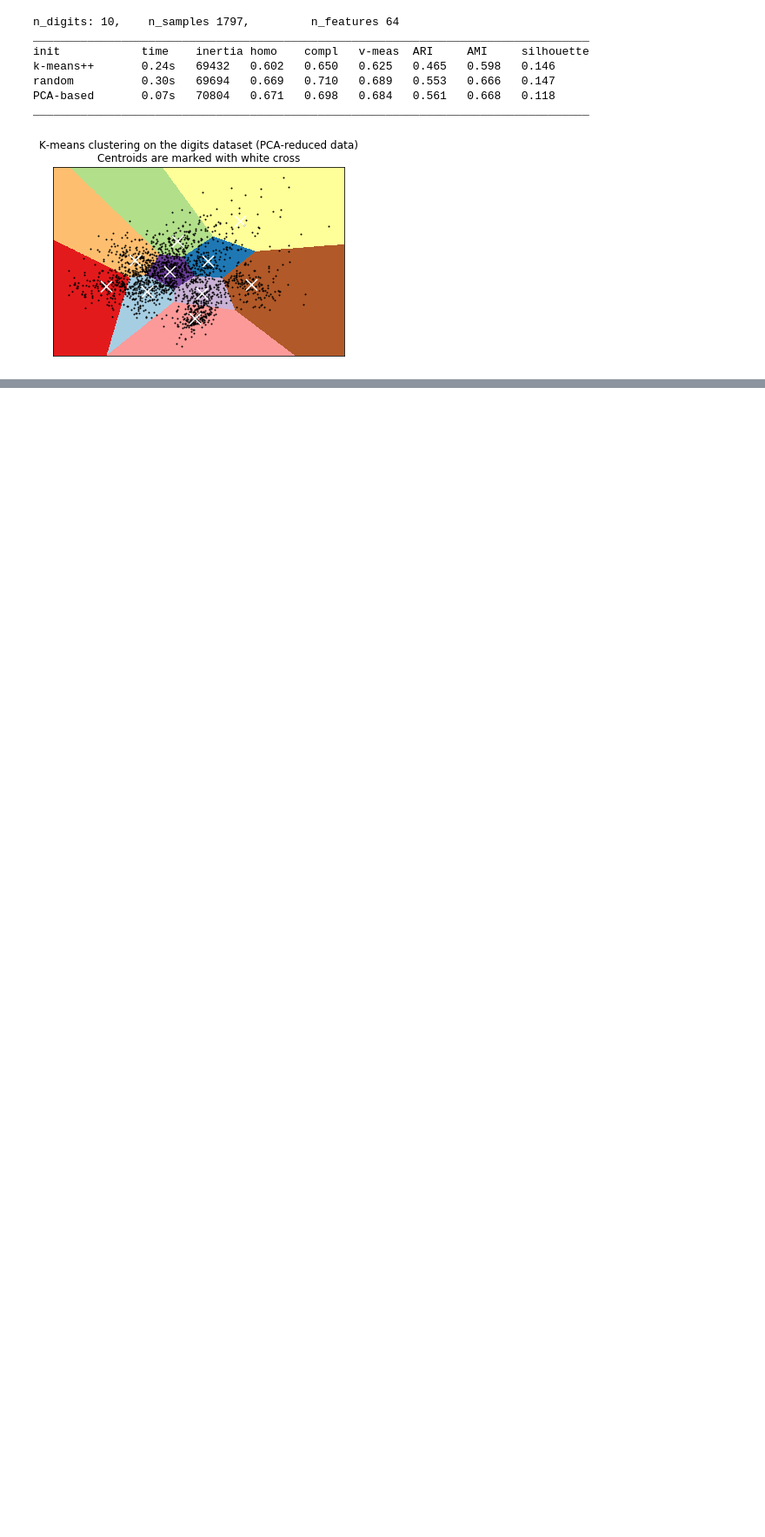
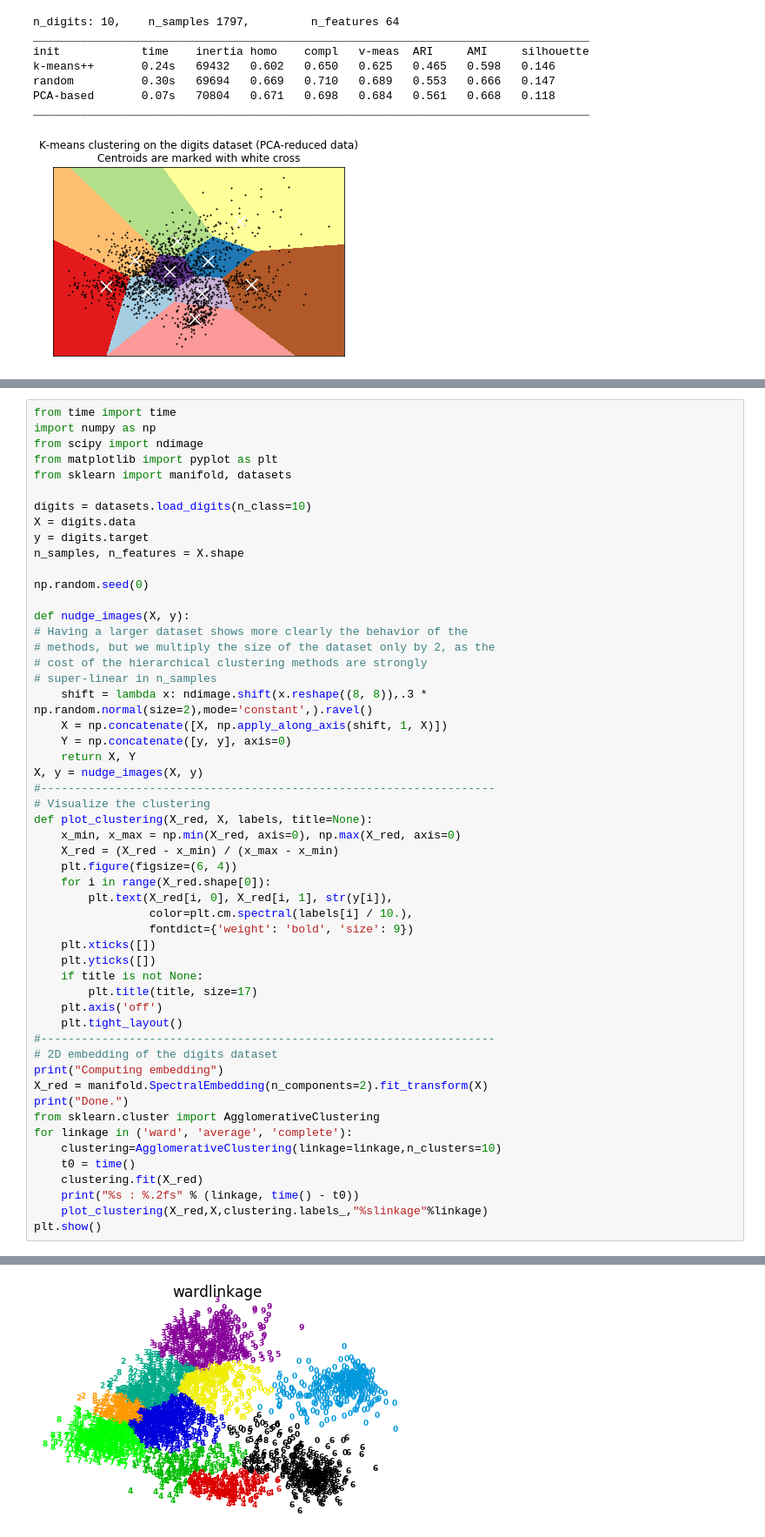
Before and after one commit to chivunito/Unsupervised-learning, a Jupyter notebook: UnsupervisedLearning.ipynb, the cells around one changed output, grey strips where cells are left out. Shown: that part at 87% size. Cells and saved outputs as stored; diff of their text form; blank space fills up the shorter version.

```diff
--- a/UnsupervisedLearning.ipynb
+++ b/UnsupervisedLearning.ipynb
@@ -240,0 +327,54 @@ ________________________________________________________________________________
+# %%
+from time import time
+import numpy as np
+from scipy import ndimage
+from matplotlib import pyplot as plt
+from sklearn import manifold, datasets
+
+digits = datasets.load_digits(n_class=10)
+X = digits.data
+y = digits.target
+n_samples, n_features = X.shape
+
+np.random.seed(0)
+
+def nudge_images(X, y):
+# Having a larger dataset shows more clearly the behavior of the
+# methods, but we multiply the size of the dataset only by 2, as the
+# cost of the hierarchical clustering methods are strongly
+# super-linear in n_samples
+    shift = lambda x: ndimage.shift(x.reshape((8, 8)),.3 * np.random.normal(size=2),mode='constant',).ravel()
+    X = np.concatenate([X, np.apply_along_axis(shift, 1, X)])
+    Y = np.concatenate([y, y], axis=0)
+    return X, Y
+X, y = nudge_images(X, y)
+#-------------------------------------------------------------------
+# Visualize the clustering
+def plot_clustering(X_red, X, labels, title=None):
+    x_min, x_max = np.min(X_red, axis=0), np.max(X_red, axis=0)
+    X_red = (X_red - x_min) / (x_max - x_min)
+    plt.figure(figsize=(6, 4))
+    for i in range(X_red.shape[0]):
+        plt.text(X_red[i, 0], X_red[i, 1], str(y[i]),
+                 color=plt.cm.spectral(labels[i] / 10.),
+                 fontdict={'weight': 'bold', 'size': 9})
+    plt.xticks([])
+    plt.yticks([])
+    if title is not None:
+        plt.title(title, size=17)
+    plt.axis('off')
+    plt.tight_layout()
+#-------------------------------------------------------------------
+# 2D embedding of the digits dataset
+print("Computing embedding")
+X_red = manifold.SpectralEmbedding(n_components=2).fit_transform(X)
+print("Done.")
+from sklearn.cluster import AgglomerativeClustering
+for linkage in ('ward', 'average', 'complete'):
+    clustering=AgglomerativeClustering(linkage=linkage,n_clusters=10)
+    t0 = time()
+    clustering.fit(X_red)
+    print("%s : %.2fs" % (linkage, time() - t0))
+    plot_clustering(X_red,X,clustering.labels_,"%slinkage"%linkage)
+plt.show()
+# %% [output]
@@ -240,0 +386 @@ ________________________________________________________________________________
+[figure, added]
```
Also changed, not shown: parts of 11 cells of this notebook.
